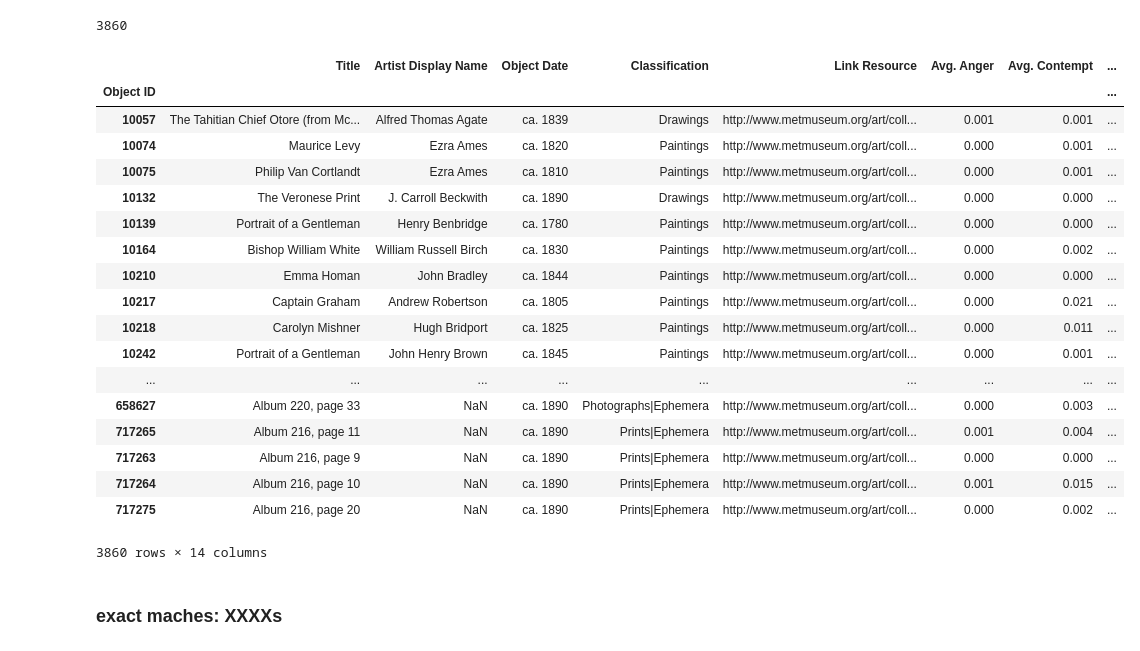
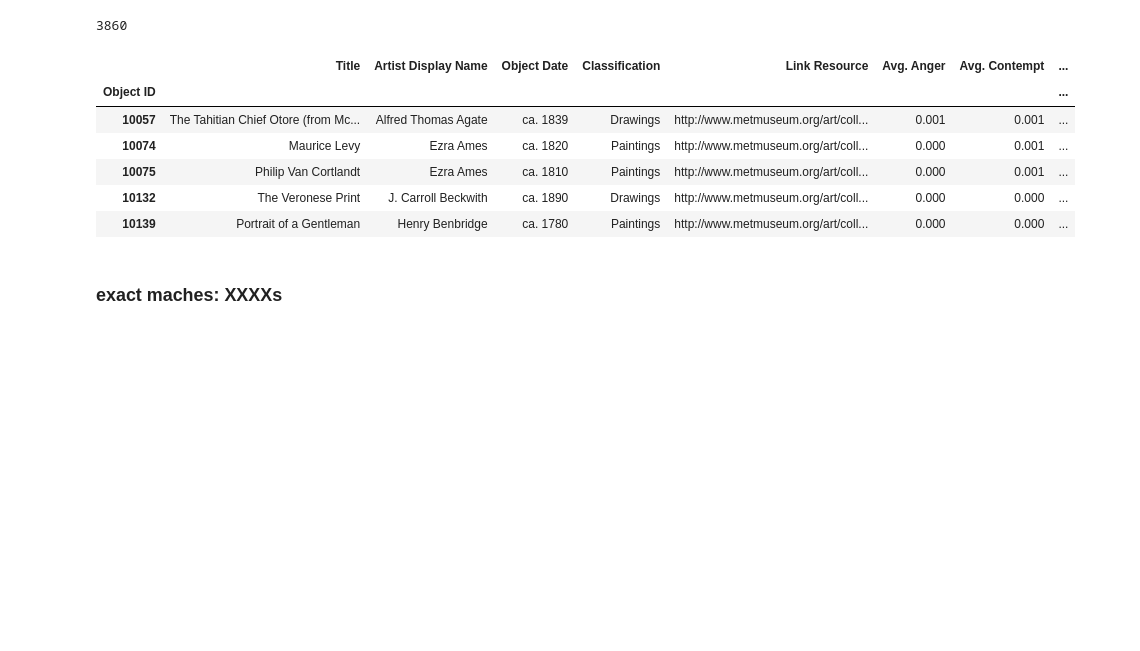
Before and after one commit to kaszklar/artemotions, a Jupyter notebook: date-munge.ipynb, the cells around one changed output. Cells and saved outputs as stored; diff of their text form; code cells hidden in the pictures; blank space fills up the shorter version.

Commit message:
date munge

```diff
--- a/date-munge.ipynb
+++ b/date-munge.ipynb
@@ -149,27 +130,15 @@ emotions['Object Date'].str.match(strict_circa_year).sum()
 # %% [output]
 3860
 # %%
-emotions[emotions['Object Date'].str.match(strict_circa_year)]
+emotions[emotions['Object Date'].str.match(strict_circa_year)].head()
 # %% [output]
 |  | Title | Artist Display Name | Object Date | Classification | Link Resource | Avg. Anger | Avg. Contempt | ... |
 | Object ID |  |  |  |  |  |  |  | ... |
 | 10057 | The Tahitian Chief Otore (from Mc... | Alfred Thomas Agate | ca. 1839 | Drawings | http://www.metmuseum.org/art/coll... | 0.001 | 0.001 | ... |
 | 10074 | Maurice Levy | Ezra Ames | ca. 1820 | Paintings | http://www.metmuseum.org/art/coll... | 0.000 | 0.001 | ... |
 | 10075 | Philip Van Cortlandt | Ezra Ames | ca. 1810 | Paintings | http://www.metmuseum.org/art/coll... | 0.000 | 0.001 | ... |
 | 10132 | The Veronese Print | J. Carroll Beckwith | ca. 1890 | Drawings | http://www.metmuseum.org/art/coll... | 0.000 | 0.000 | ... |
 | 10139 | Portrait of a Gentleman | Henry Benbridge | ca. 1780 | Paintings | http://www.metmuseum.org/art/coll... | 0.000 | 0.000 | ... |
-| 10164 | Bishop William White | William Russell Birch | ca. 1830 | Paintings | http://www.metmuseum.org/art/coll... | 0.000 | 0.002 | ... |
-| 10210 | Emma Homan | John Bradley | ca. 1844 | Paintings | http://www.metmuseum.org/art/coll... | 0.000 | 0.000 | ... |
-| 10217 | Captain Graham | Andrew Robertson | ca. 1805 | Paintings | http://www.metmuseum.org/art/coll... | 0.000 | 0.021 | ... |
-| 10218 | Carolyn Mishner | Hugh Bridport | ca. 1825 | Paintings | http://www.metmuseum.org/art/coll... | 0.000 | 0.011 | ... |
-| 10242 | Portrait of a Gentleman | John Henry Brown | ca. 1845 | Paintings | http://www.metmuseum.org/art/coll... | 0.000 | 0.001 | ... |
-| ... | ... | ... | ... | ... | ... | ... | ... | ... |
-| 658627 | Album 220, page 33 | NaN | ca. 1890 | Photographs|Ephemera | http://www.metmuseum.org/art/coll... | 0.000 | 0.003 | ... |
-| 717265 | Album 216, page 11 | NaN | ca. 1890 | Prints|Ephemera | http://www.metmuseum.org/art/coll... | 0.001 | 0.004 | ... |
-| 717263 | Album 216, page 9 | NaN | ca. 1890 | Prints|Ephemera | http://www.metmuseum.org/art/coll... | 0.000 | 0.000 | ... |
-| 717264 | Album 216, page 10 | NaN | ca. 1890 | Prints|Ephemera | http://www.metmuseum.org/art/coll... | 0.001 | 0.015 | ... |
-| 717275 | Album 216, page 20 | NaN | ca. 1890 | Prints|Ephemera | http://www.metmuseum.org/art/coll... | 0.000 | 0.002 | ... |
-3860 rows × 14 columns
 # %% [markdown]
 ### exact maches: XXXXs
 # %%
```
Also changed, not shown: parts of 12 cells of this notebook.
